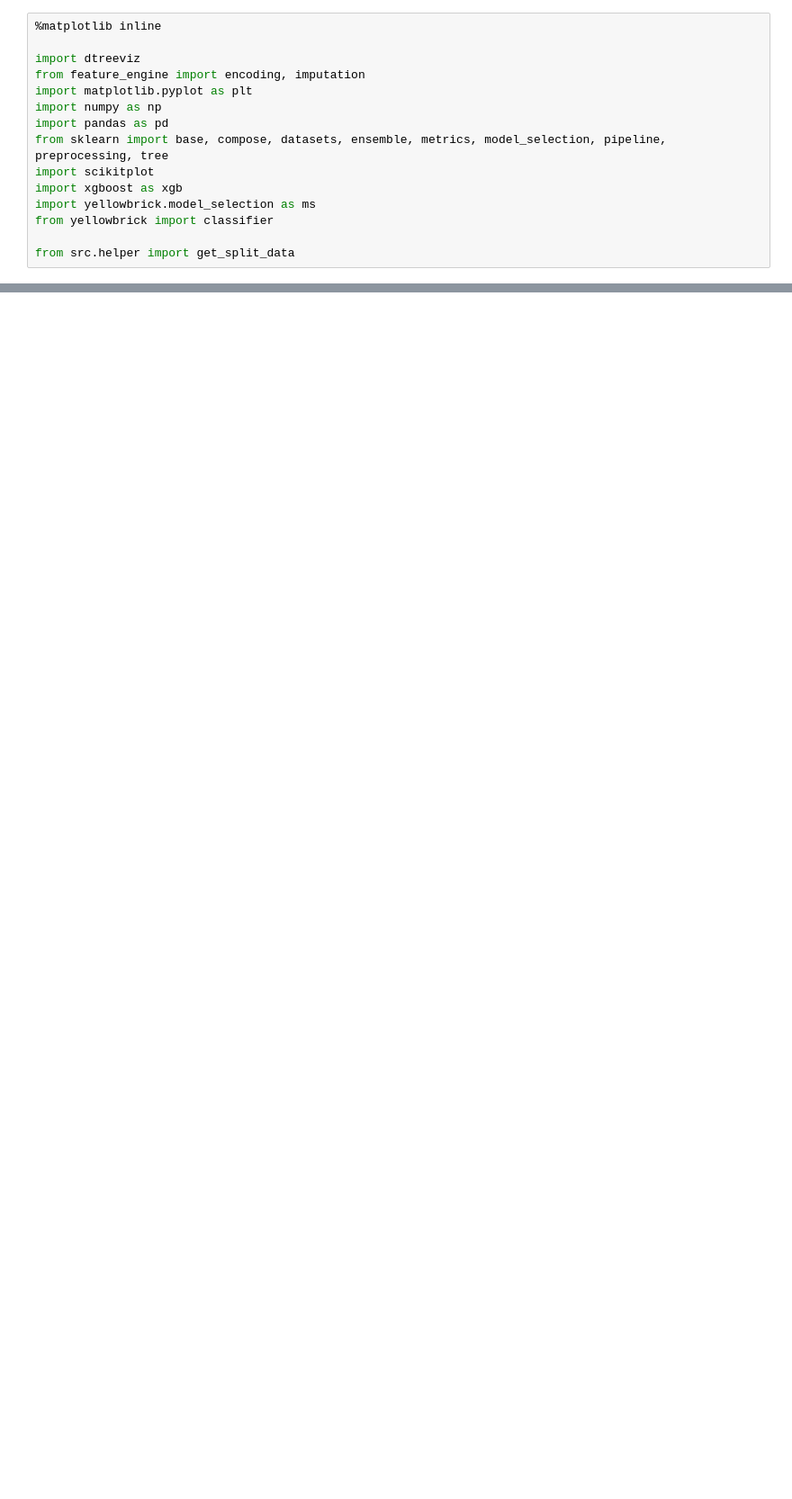
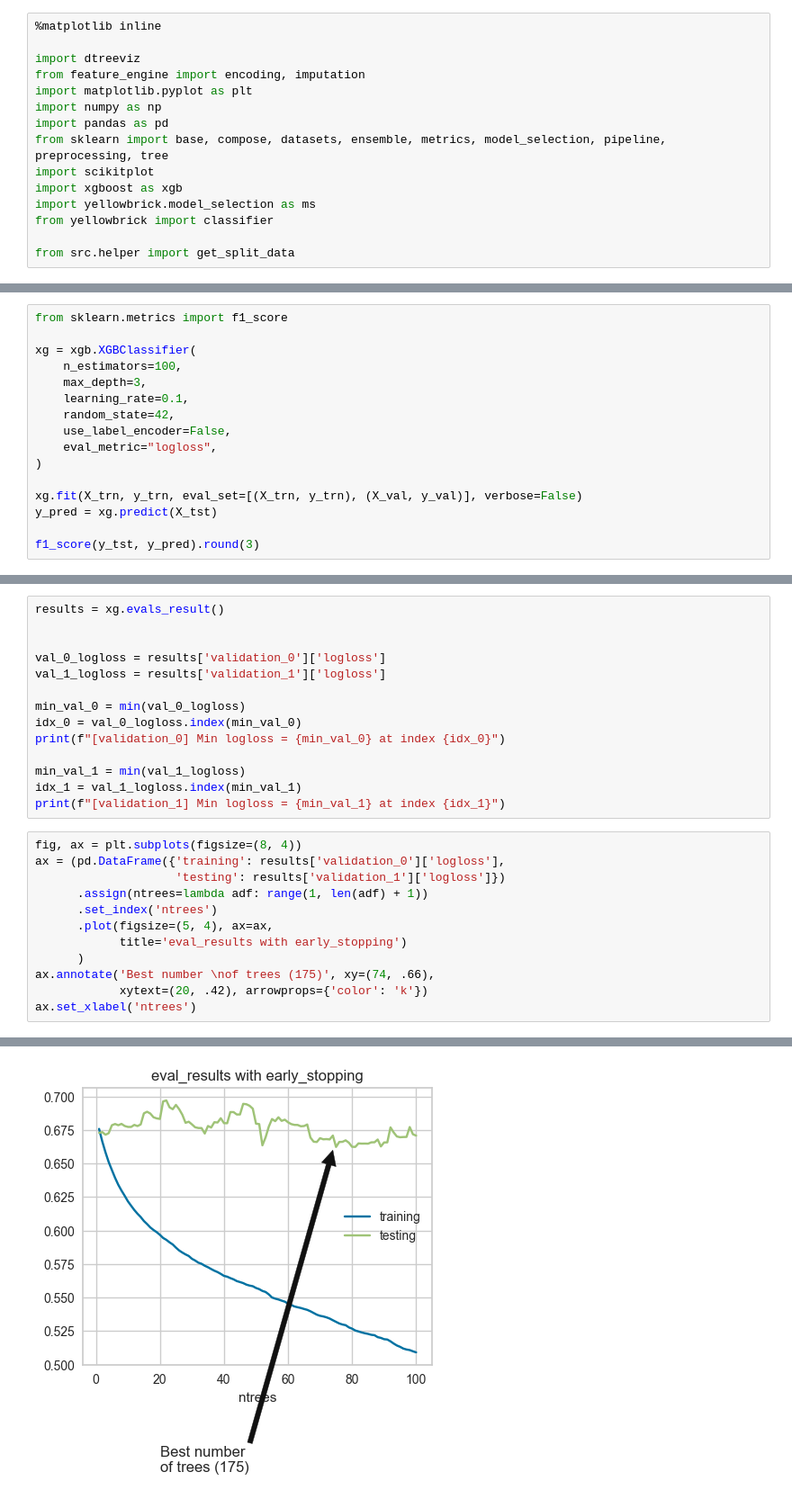
Before and after one commit to kamil0920/football_result_prediction-v2, a Jupyter notebook: src/models/xgboost_model.ipynb, the cells around one changed output, grey strips where cells are left out. Shown: that part at 90% size. Cells and saved outputs as stored; diff of their text form; blank space fills up the shorter version.

```diff
--- a/src/models/xgboost_model.ipynb
+++ b/src/models/xgboost_model.ipynb
@@ -35,0 +62,16 @@ xg_oob.score(X_tst, y_tst)
+# %%
+from sklearn.metrics import f1_score
+
+xg = xgb.XGBClassifier(
+    n_estimators=100,
+    max_depth=3,
+    learning_rate=0.1,
+    random_state=42,
+    use_label_encoder=False,
+    eval_metric="logloss",
+)
+
+xg.fit(X_trn, y_trn, eval_set=[(X_trn, y_trn), (X_val, y_val)], verbose=False)
+y_pred = xg.predict(X_tst)
+
+f1_score(y_tst, y_pred).round(3)
@@ -35,0 +80,27 @@ xg_oob.score(X_tst, y_tst)
+# %%
+results = xg.evals_result()
+
+
+val_0_logloss = results['validation_0']['logloss']
+val_1_logloss = results['validation_1']['logloss']
+
+min_val_0 = min(val_0_logloss)
+idx_0 = val_0_logloss.index(min_val_0)
+print(f"[validation_0] Min logloss = {min_val_0} at index {idx_0}")
+
+min_val_1 = min(val_1_logloss)
+idx_1 = val_1_logloss.index(min_val_1)
+print(f"[validation_1] Min logloss = {min_val_1} at index {idx_1}")
+# %%
+fig, ax = plt.subplots(figsize=(8, 4))
+ax = (pd.DataFrame({'training': results['validation_0']['logloss'],
+                    'testing': results['validation_1']['logloss']})
+      .assign(ntrees=lambda adf: range(1, len(adf) + 1))
+      .set_index('ntrees')
+      .plot(figsize=(5, 4), ax=ax,
+            title='eval_results with early_stopping')
+      )
+ax.annotate('Best number \nof trees (175)', xy=(74, .66),
+            xytext=(20, .42), arrowprops={'color': 'k'})
+ax.set_xlabel('ntrees')
+# %% [output]
@@ -35,0 +108 @@ xg_oob.score(X_tst, y_tst)
+[figure, added]
```
Also changed, not shown: parts of 10 cells of this notebook, 4 other files.
